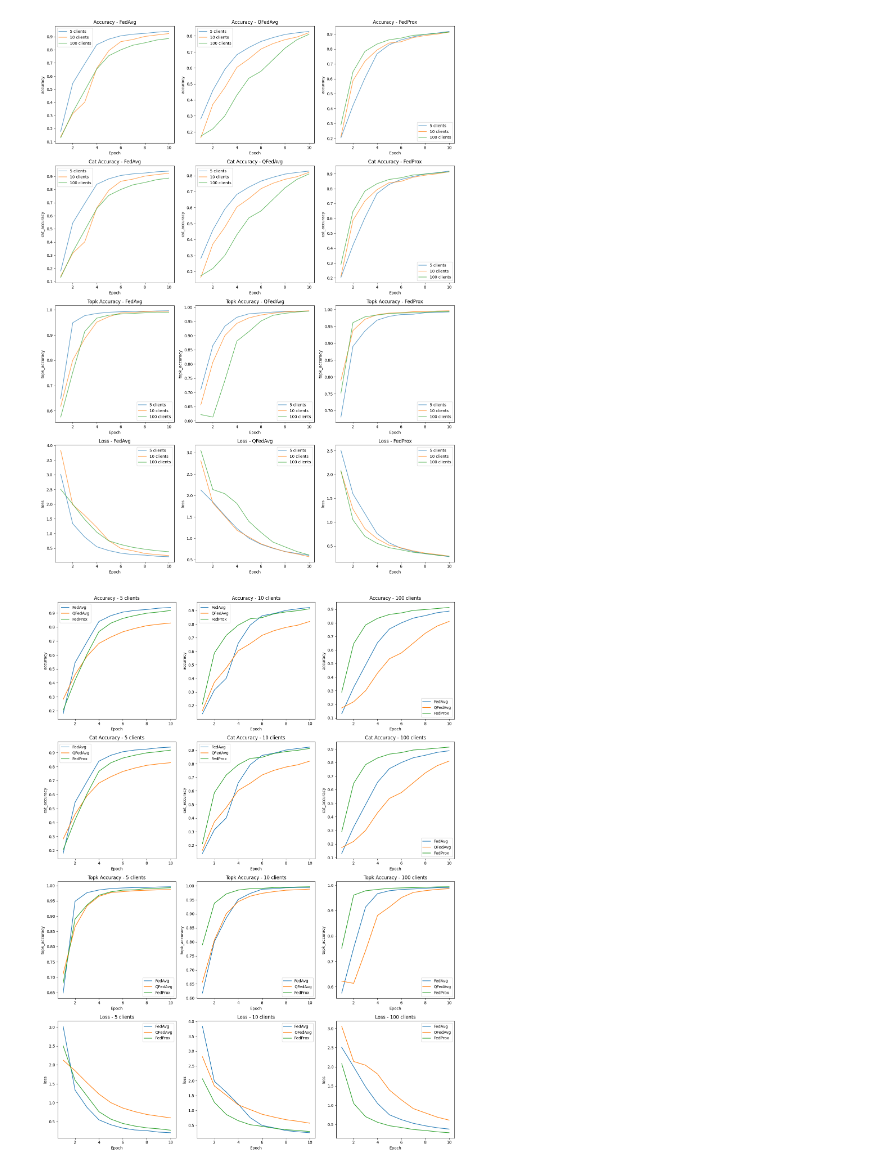
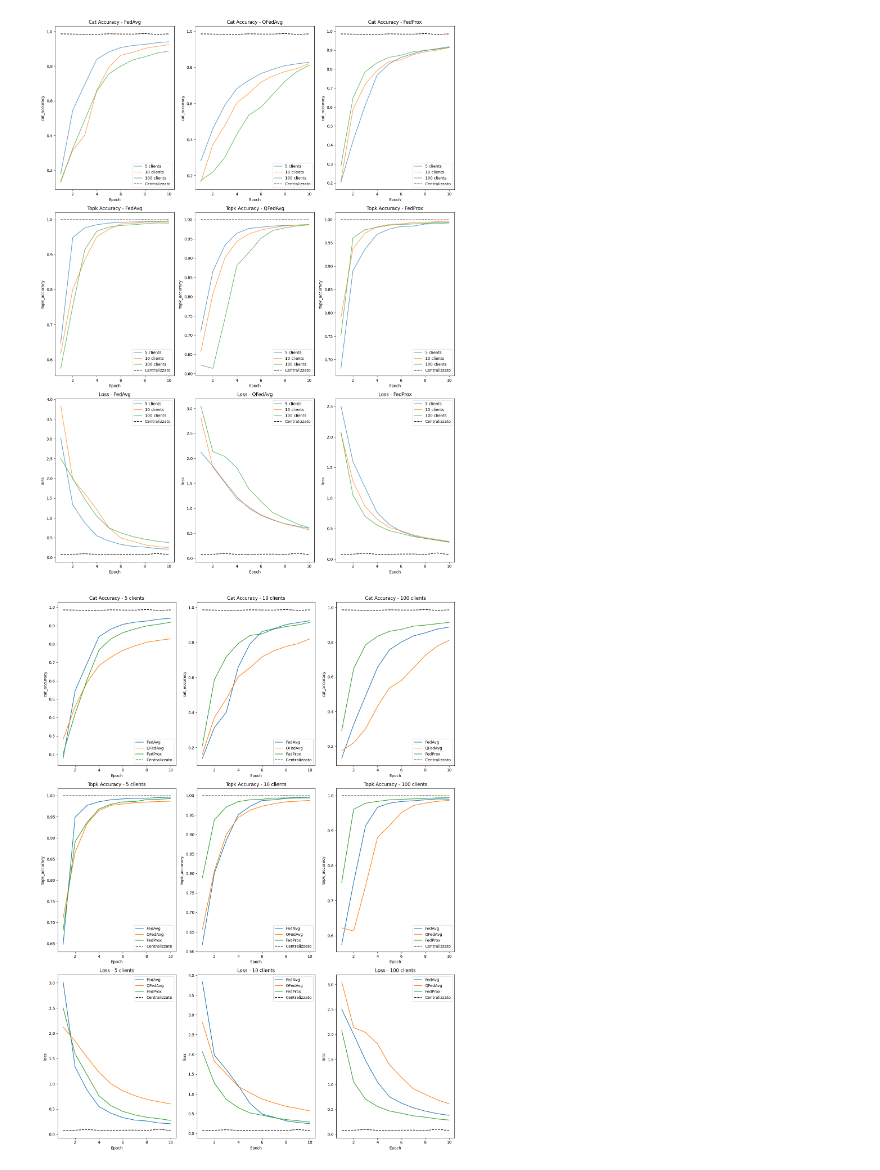
Before and after one commit to AnastasiaBrinati/Progetto-ML-23-24, a Jupyter notebook: Task3_plots.ipynb, the cells around one changed output. Drawn from its saved outputs; the diff is of its cells as text; code cells hidden in the pictures.

```diff
--- a/Task3_plots.ipynb
+++ b/Task3_plots.ipynb
@@ -3,7 +3,6 @@
 # %%
 task3_FedAvg_100 = {
     'Epoch': list(range(1, 11)),
-    'accuracy': [0.1308, 0.3246, 0.4898, 0.6543, 0.7552, 0.8001, 0.8352, 0.8536, 0.8750, 0.8866],
     'cat_accuracy': [0.1308, 0.3246, 0.4898, 0.6543, 0.7552, 0.8001, 0.8352, 0.8536, 0.8750, 0.8866],
     'topk_accuracy': [0.5753, 0.7525, 0.9141, 0.9668, 0.9785, 0.9833, 0.9854, 0.9881, 0.9906, 0.9899],
     'loss': [2.505817, 2.000379, 1.478582, 1.046845, 0.750211, 0.623913, 0.529405, 0.464159, 0.413245, 0.379287]
@@ -11,7 +10,6 @@ task3_FedAvg_100 = {
 
 task3_FedProx_100 = {
     'Epoch': list(range(1, 11)),
-    'accuracy': [0.2901, 0.6465, 0.7844, 0.8335, 0.8619, 0.8735, 0.8920, 0.8982, 0.9058, 0.9137],
     'cat_accuracy': [0.2901, 0.6465, 0.7844, 0.8335, 0.8619, 0.8735, 0.8920, 0.8982, 0.9058, 0.9137],
     'topk_accuracy': [0.7522, 0.9611, 0.9783, 0.9835, 0.9880, 0.9896, 0.9907, 0.9920, 0.9936, 0.9942],
     'loss': [2.081158, 1.047874, 0.701940, 0.556559, 0.466229, 0.419731, 0.368518, 0.342408, 0.307516, 0.284420]
@@ -19,58 +17,57 @@ task3_FedProx_100 = {
 
 task3_QFedAvg_100 = {
     'Epoch': list(range(1, 11)),
-    'accuracy': [0.1736, 0.2191, 0.3004, 0.4299, 0.5358, 0.5787, 0.6509, 0.7234, 0.7767, 0.8106],
     'cat_accuracy': [0.1736, 0.2191, 0.3004, 0.4299, 0.5358, 0.5787, 0.6509, 0.7234, 0.7767, 0.8106],
     'topk_accuracy': [0.6223, 0.6136, 0.7422, 0.8810, 0.9144, 0.9514, 0.9717, 0.9787, 0.9836, 0.9866],
     'loss': [3.052144, 2.138689, 2.040695, 1.813220, 1.393641, 1.139368, 0.912194, 0.800335, 0.690224, 0.611684]
 }
 task3_FedAvg_10 = {
     'Epoch': list(range(1, 11)),
-    'accuracy': [0.1396, 0.3144, 0.4015, 0.6595, 0.7933, 0.8624, 0.8788, 0.9020, 0.9135, 0.9238],
     'cat_accuracy': [0.1396, 0.3144, 0.4015, 0.6595, 0.7933, 0.8624, 0.8788, 0.9020, 0.9135, 0.9238],
     'topk_accuracy': [0.6178, 0.8005, 0.8854, 0.9510, 0.9725, 0.9874, 0.9893, 0.9929, 0.9940, 0.9942],
     'loss': [3.834348, 1.981152, 1.618643, 1.211388, 0.757223, 0.493698, 0.412210, 0.320931, 0.279641, 0.248362]
 }
 task3_FedProx_10 = {
     'Epoch': list(range(1, 11)),
-    'accuracy': [0.2111, 0.5874, 0.7182, 0.7933, 0.8403, 0.8488, 0.8767, 0.8907, 0.9002, 0.9140],
     'cat_accuracy': [0.2111, 0.5874, 0.7182, 0.7933, 0.8403, 0.8488, 0.8767, 0.8907, 0.9002, 0.9140],
     'topk_accuracy': [0.7899, 0.9376, 0.9709, 0.9845, 0.9894, 0.9907, 0.9936, 0.9940, 0.9956, 0.9964],
     'loss': [2.065002, 1.274748, 0.862452, 0.654375, 0.518748, 0.462882, 0.398931, 0.352000, 0.322833, 0.288012]
 }
 task3_QFedAvg_10 = {
     'Epoch': list(range(1, 11)),
-    'accuracy': [0.1633, 0.3720, 0.4776, 0.6038, 0.6566, 0.7180, 0.7522, 0.7768, 0.7934, 0.8206],
     'cat_accuracy': [0.1633, 0.3720, 0.4776, 0.6038, 0.6566, 0.7180, 0.7522, 0.7768, 0.7934, 0.8206],
     'topk_accuracy': [0.6567, 0.8066, 0.9003, 0.9434, 0.9627, 0.9729, 0.9791, 0.9840, 0.9857, 0.9879],
     'loss': [2.810671, 1.824364, 1.510225, 1.189084, 1.028795, 0.871393, 0.775111, 0.687708, 0.634439, 0.569984]
 }
 task3_FedAvg_5 = {
     'Epoch': list(range(1, 11)),
-    'accuracy': [0.1791, 0.5450, 0.6940, 0.8395, 0.8814, 0.9069, 0.9189, 0.9254, 0.9348, 0.9402],
     'cat_accuracy': [0.1791, 0.5450, 0.6940, 0.8395, 0.8814, 0.9069, 0.9189, 0.9254, 0.9348, 0.9402],
     'topk_accuracy': [0.6482, 0.9487, 0.9768, 0.9855, 0.9902, 0.9922, 0.9935, 0.9939, 0.9954, 0.9962],
     'loss': [3.018399, 1.334101, 0.877807, 0.549155, 0.418776, 0.330590, 0.281983, 0.263710, 0.225585, 0.209047]
 }
 task3_FedProx_5 = {
     'Epoch': list(range(1, 11)),
-    'accuracy': [0.2039, 0.4199, 0.6056, 0.7671, 0.8279, 0.8617, 0.8819, 0.8988, 0.9077, 0.9183],
     'cat_accuracy': [0.2039, 0.4199, 0.6056, 0.7671, 0.8279, 0.8617, 0.8819, 0.8988, 0.9077, 0.9183],
     'topk_accuracy': [0.6811, 0.8906, 0.9365, 0.9683, 0.9796, 0.9851, 0.9860, 0.9905, 0.9913, 0.9929],
     'loss': [2.506892, 1.593910, 1.178540, 0.764252, 0.567366, 0.453980, 0.385182, 0.337637, 0.311508, 0.275550]
 }
 task3_QFedAvg_5 = {
     'Epoch': list(range(1, 11)),
-    'accuracy': [0.2820, 0.4595, 0.5911, 0.6826, 0.7282, 0.7655, 0.7898, 0.8096, 0.8200, 0.8285],
     'cat_accuracy': [0.2820, 0.4595, 0.5911, 0.6826, 0.7282, 0.7655, 0.7898, 0.8096, 0.8200, 0.8285],
     'topk_accuracy': [0.7107, 0.8653, 0.9333, 0.9648, 0.9770, 0.9802, 0.9832, 0.9848, 0.9860, 0.9868],
     'loss': [2.126181, 1.846541, 1.529425, 1.230552, 1.003095, 0.861222, 0.766520, 0.691888, 0.645418, 0.601402]
 }
+task3_centralizzato = {
+    'Epoch': list(range(1, 11)),
+    'loss': [0.074014, 0.080995, 0.095862, 0.078904, 0.078506, 0.082024, 0.083500, 0.074037, 0.101887, 0.073561],
+    'cat_accuracy': [0.985750, 0.984750, 0.983250, 0.983333, 0.986083, 0.984917, 0.984583, 0.987667, 0.982833, 0.985833],
+    'topk_accuracy': [0.999667, 0.999500, 0.999667, 0.999500, 0.999333, 0.999500, 0.999250, 0.999667, 0.999250, 0.999417]
+}
 # %%
 import matplotlib.pyplot as plt
 
 # Definizione delle metriche e delle strategie da visualizzare
-metrics = ['accuracy', 'cat_accuracy', 'topk_accuracy', 'loss']
+metrics = ['cat_accuracy', 'topk_accuracy', 'loss']
 strategies = ['task3_FedAvg', 'task3_QFedAvg', 'task3_FedProx']
 
 # Creazione dei subplots
@@ -88,6 +85,10 @@ for i, metric in enumerate(metrics):
             strategy_key = f"{strategy}_{num_clients}"
             axs[i, j].plot(eval(strategy_key)['Epoch'], eval(strategy_key)[metric], label=f"{num_clients} clients", linestyle='-', alpha=0.7)
 
+        # Aggiunta della metrica centralizzata
+        central_metric = task3_centralizzato[metric]
+        axs[i, j].plot(task3_centralizzato['Epoch'], central_metric, label="Centralizzato", linestyle='--', color='black')
+
         # Aggiunta della legenda
         axs[i, j].legend()
 
@@ -95,36 +96,40 @@ for i, metric in enumerate(metrics):
 plt.tight_layout()
 plt.show()
 # %% [output]
-[figure, old version]
+[figure, new version]
 # %%
 import matplotlib.pyplot as plt
 
 # Definizione delle metriche e delle strategie da visualizzare
-metrics = ['accuracy', 'cat_accuracy', 'topk_accuracy', 'loss']
+metrics = ['cat_accuracy', 'topk_accuracy', 'loss']
 strategies = ['task3_FedAvg', 'task3_QFedAvg', 'task3_FedProx']
 num_clients_list = ['5', '10', '100']
 
 # Creazione dei subplots
 fig, axs = plt.subplots(len(metrics), len(num_clients_list), figsize=(15, 20))
 
 # Looping su ogni metrica e numero di clienti per creare i subplots
 for i, metric in enumerate(metrics):
     for j, num_clients in enumerate(num_clients_list):
         axs[i, j].set_title(f"{metric.replace('_', ' ').title()} - {num_clients} clients")
         axs[i, j].set_xlabel('Epoch')
         axs[i, j].set_ylabel(metric)
 
         # Plotting per ogni strategia per tutti gli altri casi
         for strategy in strategies:
             strategy_key = f"{strategy}_{num_clients}"
             if metric in eval(strategy_key):
                 axs[i, j].plot(eval(strategy_key)['Epoch'], eval(strategy_key)[metric], label=strategy.split('_')[1], linestyle='-')
 
+        # Aggiunta della metrica centralizzata
+        central_metric = task3_centralizzato[metric]
+        axs[i, j].plot(task3_centralizzato['Epoch'], central_metric, label="Centralizzato", linestyle='--', color='black')
+
         # Aggiunta della legenda
         axs[i, j].legend()
 
 # Ottimizzazione del layout
 plt.tight_layout()
 plt.show()
 # %% [output]
-[figure, old version]
+[figure, new version]
```
